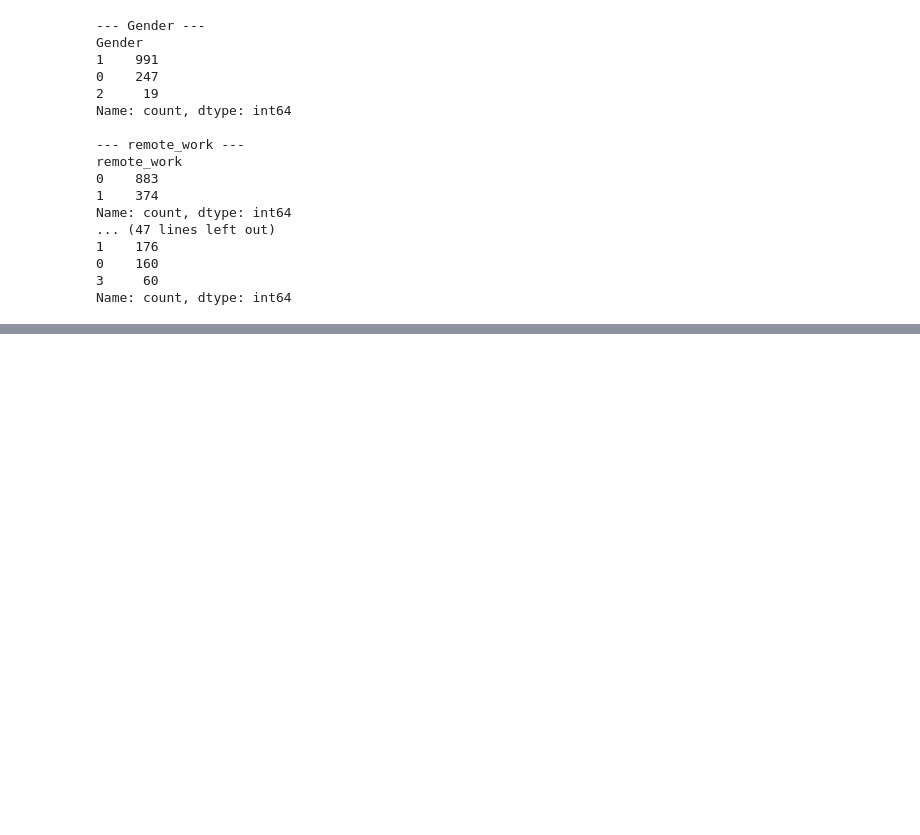
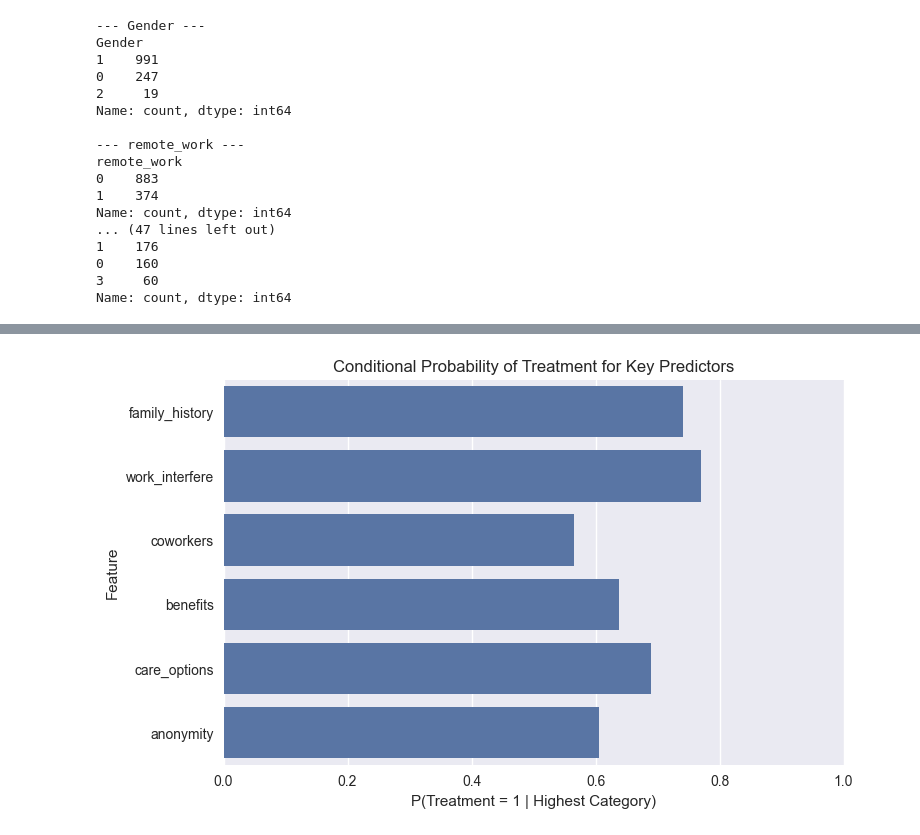
Before and after one commit to hazminfirdaus/data-analytics, a Jupyter notebook: eca/notebooks/EDA/01_eda.ipynb, the cells around one changed output, grey strips where cells are left out. Drawn from its saved outputs; the diff is of its cells as text; code cells hidden in the pictures; blank space fills up the shorter version.

```diff
--- a/eca/notebooks/EDA/01_eda.ipynb
+++ b/eca/notebooks/EDA/01_eda.ipynb
@@ -167 +170,11 @@ pd.DataFrame.from_dict(cp_single, orient="index", columns=["P(Treatment=1 | X=1)
+# %%
+plt.figure(figsize=(8, 5))
+sns.barplot(x=cp_single_df["CP"], y=cp_single_df.index)
+plt.title("Conditional Probability of Treatment for Key Predictors")
+plt.xlabel("P(Treatment = 1 | Highest Category)")
+plt.ylabel("Feature")
+plt.xlim(0, 1)
+plt.show()
+# %% [output]
+[figure, added]
 # %%
```
Also changed, not shown: parts of 13 cells of this notebook, 2 other files.
